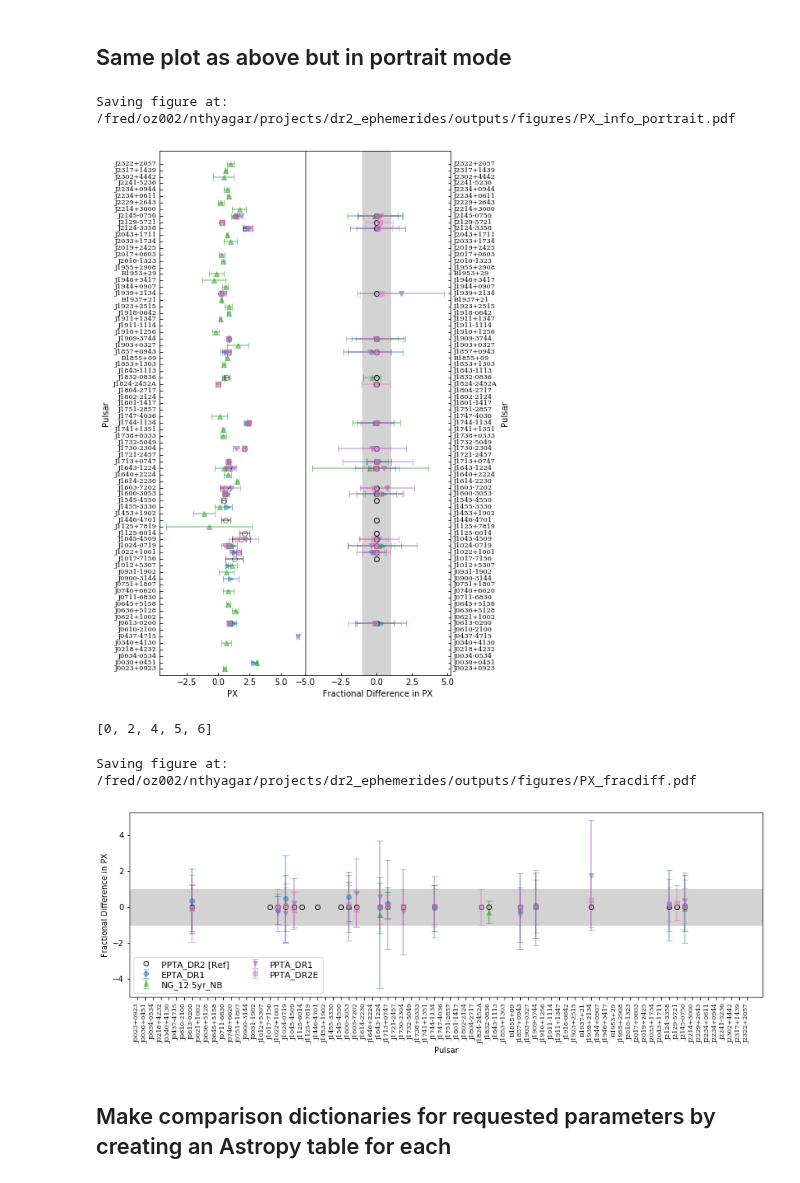
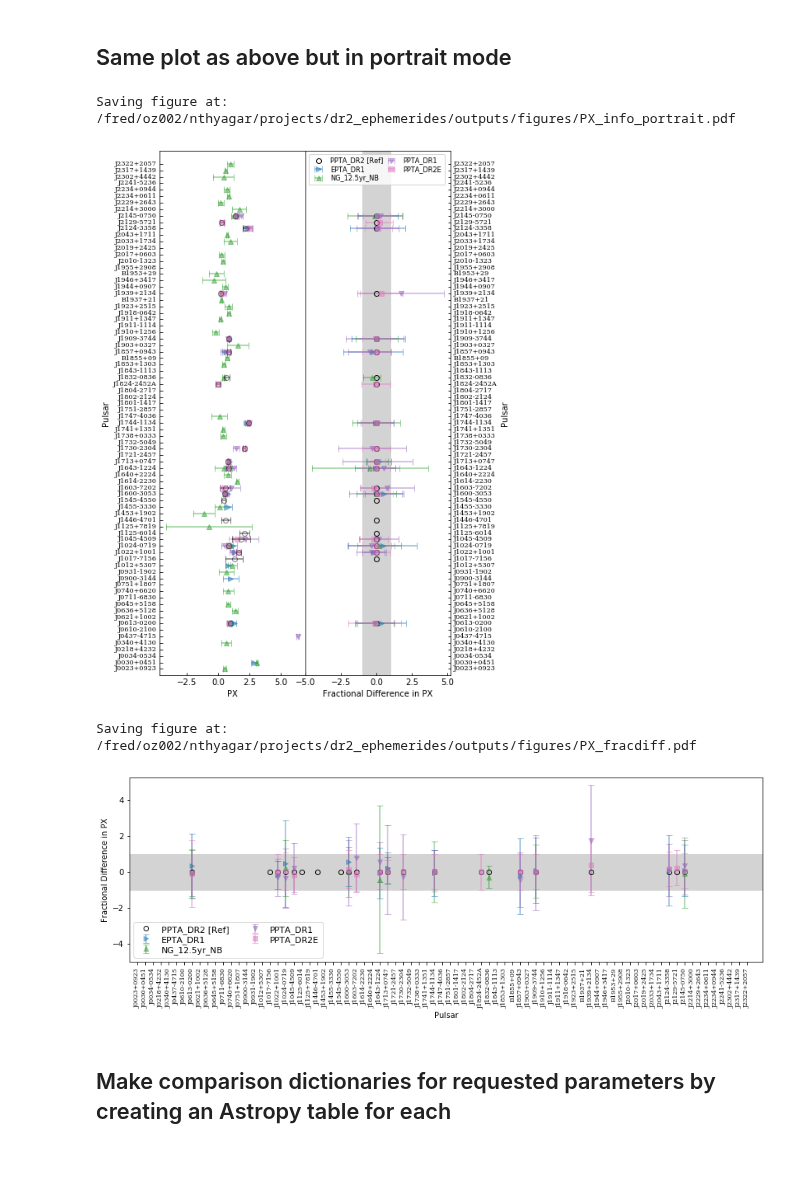
Before and after one commit to danielreardon/ppta_dr2_ephemerides, a Jupyter notebook: parameterComparisonScripts/compare_PSR_parms.ipynb, the cells around one changed output. Drawn from its saved outputs; the diff is of its cells as text; code cells hidden in the pictures.

Commit message:
Update figures in PSR comparison notebook

```diff
--- a/parameterComparisonScripts/compare_PSR_parms.ipynb
+++ b/parameterComparisonScripts/compare_PSR_parms.ipynb
@@ -241,40 +232,40 @@ ptacolors = ['C0', 'C1', 'C2', 'C3', 'C4', 'C5', 'C6']
 for parm in psr_parms:
     fig, axs = PLT.subplots(nrows=1, ncols=2, squeeze=True, sharey=True, figsize=(7,9.5))
 
-    axs[0].errorbar(pta_psr_parm_vals[parm]['all'][:,ref_pta_ind,0], NP.arange(len(psrnames_simple_union)), xerr=pta_psr_parm_vals[parm]['all'][:,ref_pta_ind,1], ls='none', marker='o', mfc='none', mec='black', mew=1, color='black', ecolor='black', capsize=4, alpha=0.5, label=ref_pta+' [Ref]')
     for ptai in ind_ptas_to_plot:
         if ptas[ptai] != ref_pta:
             axs[0].errorbar(pta_psr_parm_vals[parm]['all'][:,ptai,0], NP.arange(len(psrnames_simple_union)), xerr=pta_psr_parm_vals[parm]['all'][:,ptai,1], ls='none', marker=ptasymbols[ptai], color=ptacolors[ptai], ecolor=ptacolors[ptai], capsize=4, alpha=0.5, label='{0}'.format(ptas[ptai]))
+    axs[0].errorbar(pta_psr_parm_vals[parm]['all'][:,ref_pta_ind,0], NP.arange(len(psrnames_simple_union)), xerr=pta_psr_parm_vals[parm]['all'][:,ref_pta_ind,1], ls='none', marker='o', mfc='none', mec='black', mew=1, color='black', ecolor='black', capsize=4, alpha=0.5, label=ref_pta)
 
     axs[1].fill_betweenx(NP.asarray([-10,100]), -1, 1, color='lightgray')
     for ptai in ind_ptas_to_plot:
         if ptas[ptai] != ref_pta:
             axs[1].errorbar(pta_psr_parm_vals_normratio[parm]['all'][:,ptai,0], NP.arange(len(psrnames_simple_union)), xerr=pta_psr_parm_vals_normratio[parm]['all'][:,ptai,1], ls='none', marker=ptasymbols[ptai], color=ptacolors[ptai], ecolor=ptacolors[ptai], capsize=4, alpha=0.5, label='{0}'.format(ptas[ptai]))
     axs[1].plot(pta_psr_parm_vals_normratio[parm]['all'][:,ref_pta_ind,0], NP.arange(len(psrnames_simple_union)), ls='none', marker='o', mfc='none', mec='black', mew=1, label=ref_pta+' [Ref]')
-#     axs[0].legend(loc='lower right', ncol=2, shadow=False, fontsize=11, labelspacing=0.2)
-#     axs[1].legend(loc='lower left', ncol=2, shadow=False, fontsize=11, labelspacing=0.2)
+#     axs[0].legend(loc='center right', ncol=1, shadow=False, fontsize=7.5, labelspacing=0)
+    axs[1].legend(loc='upper left', ncol=2, shadow=False, fontsize=8.25, labelspacing=0.2, columnspacing=0.1)
     axs[0].set_ylim(-1,len(psrnames_simple_union)+1)
     axs[1].set_ylim(-1,len(psrnames_simple_union)+1)
     axs[0].set_yticks(NP.arange(len(psrnames_simple_union)))
     axs[0].set_yticklabels(psrnames_simple_union, fontdict={'fontsize': 8, 'ha': 'right', 'va': 'center', 'family': 'serif'})
     axs[0].tick_params(direction='in', labelleft=True)
     axs[0].set_ylabel('Pulsar')
     axs[0].set_xlabel('{0}'.format(parm))
     axs[1].set_xlabel('Fractional Difference in {0}'.format(parm))
     axs[1].set_yticks(NP.arange(len(psrnames_simple_union)))
     axs[1].set_yticklabels(psrnames_simple_union, fontdict={'fontsize': 8, 'ha': 'left', 'va': 'center', 'family': 'serif'})
     axs[1].yaxis.tick_right()
     axs[1].tick_params(direction='in', labelright=True)
     axs[1].yaxis.set_label_position('right')
     axs[1].set_ylabel('Pulsar')
     fig.subplots_adjust(hspace=0, wspace=0)
     fig.subplots_adjust(left=0.15, right=0.85, bottom=0.05, top=0.98)
 
     PLT.savefig(figdir + '{0}_info_portrait.pdf'.format(parm), bbox_inches=0)
     print('Saving figure at: ' + figdir + '{0}_info_portrait.pdf'.format(parm))
 # %% [output]
 Saving figure at: /fred/oz002/nthyagar/projects/dr2_ephemerides/outputs/figures/PX_info_portrait.pdf
-[figure, old version]
+[figure, new version]
 # %%
 ptas_to_plot = compare_parms['plot_PTAs']
 ind_ptas_to_plot = [ptas.tolist().index(pta_to_plot) for pta_to_plot in ptas_to_plot]
@@ -299,8 +290,7 @@ for parm in psr_parms:
     PLT.savefig(figdir + '{0}_fracdiff.pdf'.format(parm), bbox_inches=0)
     print('Saving figure at: ' + figdir + '{0}_fracdiff.pdf'.format(parm))
 # %% [output]
-[0, 2, 4, 5, 6]
+Saving figure at: /fred/oz002/nthyagar/projects/dr2_ephemerides/outputs/figures/PX_fracdiff.pdf
-Saving figure at: /fred/oz002/nthyagar/projects/dr2_ephemerides/outputs/figures/PX_fracdiff.pdf
 [figure]
 # %% [markdown]
 ## Make comparison dictionaries for requested parameters by creating an Astropy table for each
```
Also changed, not shown: parts of 1 cell of this notebook.
